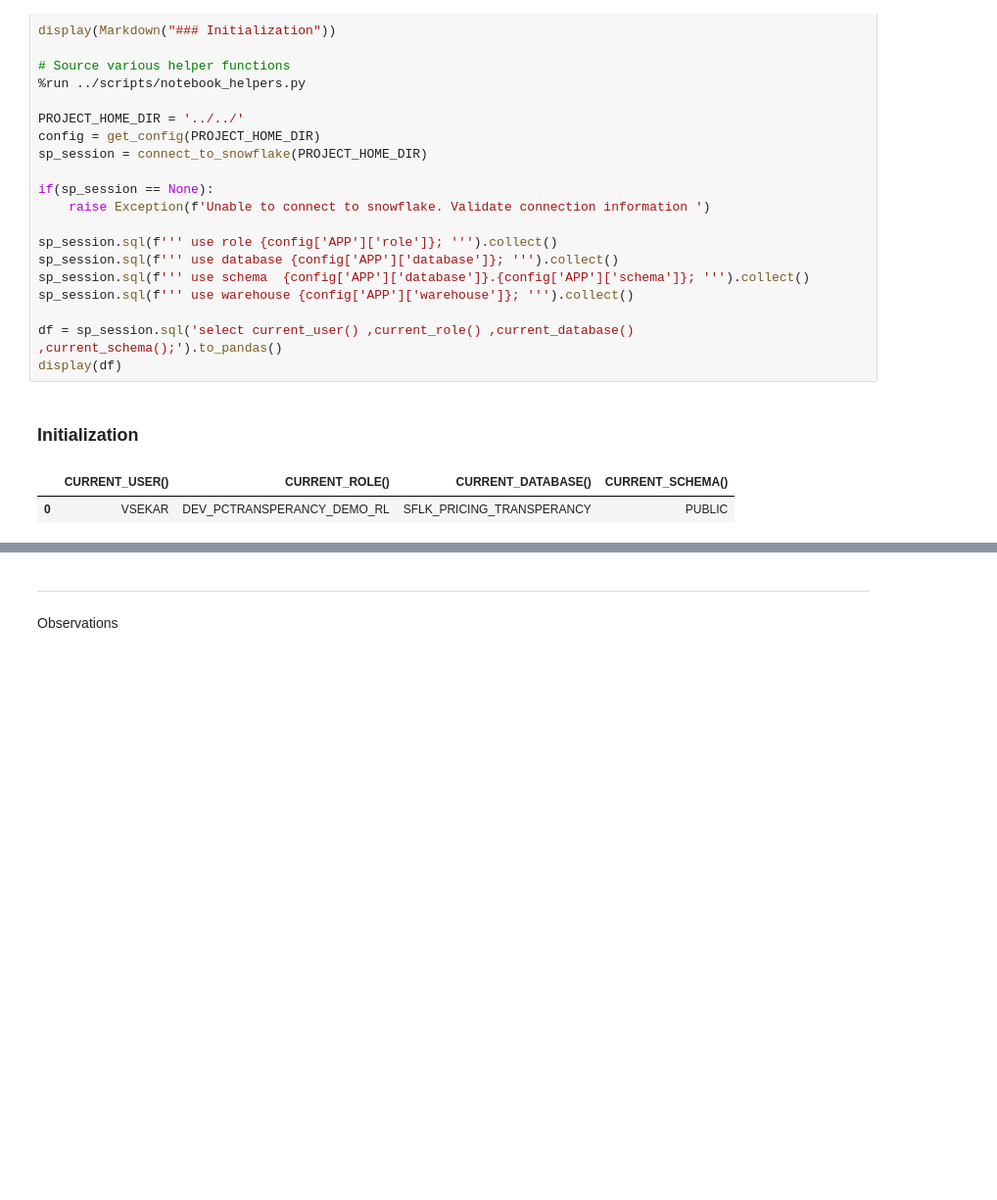
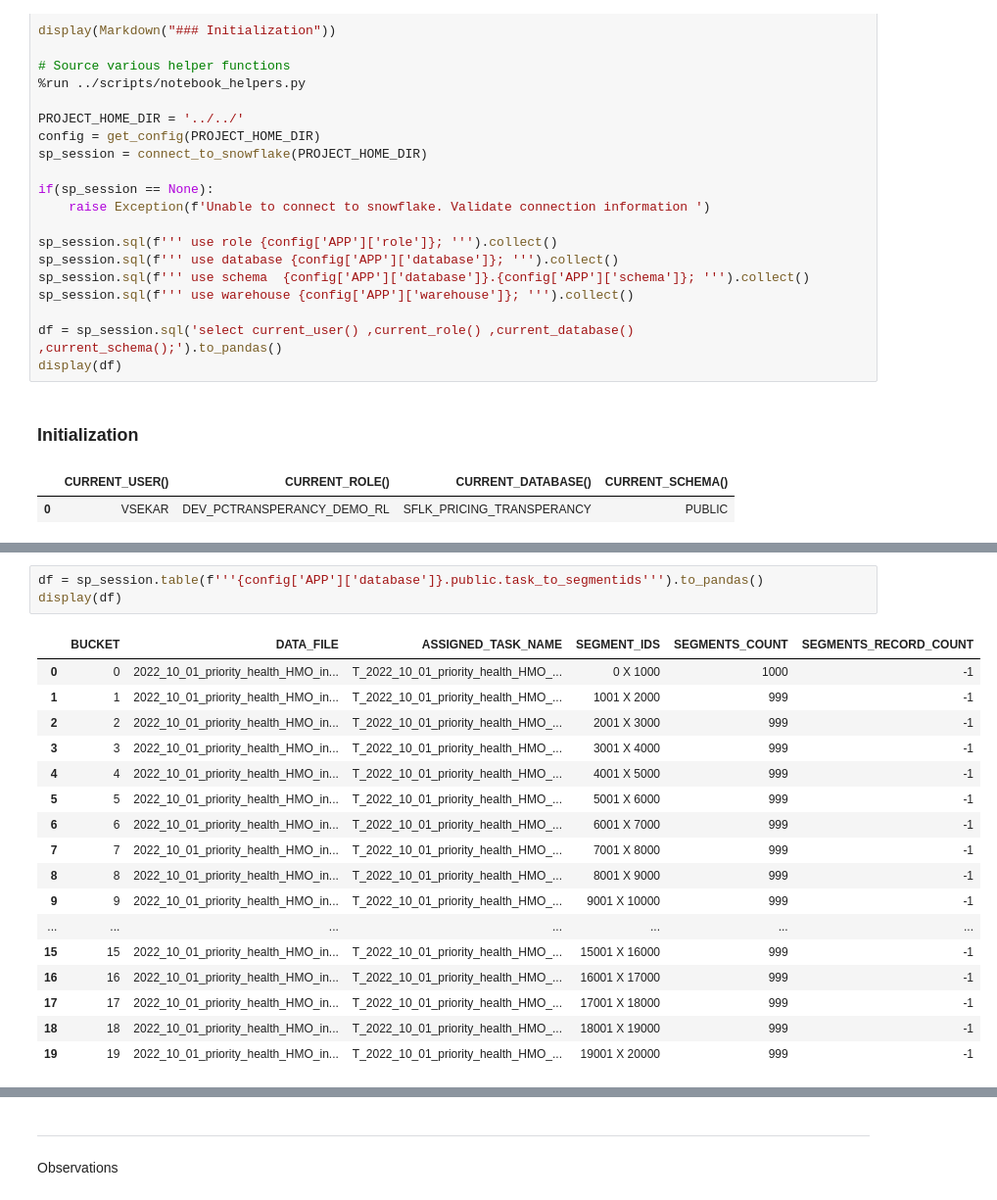
Before and after one commit to Snowflake-Labs/CMSgov-pricing-transparency, a Jupyter notebook: src/notebooks/v3_approach_udtf_dag.ipynb, the cells around one changed output, grey strips where cells are left out. Shown at 98% size. Drawn from its saved outputs; the diff is of its cells as text; blank space fills up the shorter version.

```diff
--- a/src/notebooks/v3_approach_udtf_dag.ipynb
+++ b/src/notebooks/v3_approach_udtf_dag.ipynb
@@ -101,3 +136,24 @@ print(f'Elapsed: {elapsed}')
+# %%
+df = sp_session.table(f'''{config['APP']['database']}.public.task_to_segmentids''').to_pandas()
+display(df)
+# %% [output]
+|  | BUCKET | DATA_FILE | ASSIGNED_TASK_NAME | SEGMENT_IDS | SEGMENTS_COUNT | SEGMENTS_RECORD_COUNT |
+| 0 | 0 | 2022_10_01_priority_health_HMO_in... | T_2022_10_01_priority_health_HMO_... | 0 X 1000 | 1000 | -1 |
+| 1 | 1 | 2022_10_01_priority_health_HMO_in... | T_2022_10_01_priority_health_HMO_... | 1001 X 2000 | 999 | -1 |
+| 2 | 2 | 2022_10_01_priority_health_HMO_in... | T_2022_10_01_priority_health_HMO_... | 2001 X 3000 | 999 | -1 |
+| 3 | 3 | 2022_10_01_priority_health_HMO_in... | T_2022_10_01_priority_health_HMO_... | 3001 X 4000 | 999 | -1 |
+| 4 | 4 | 2022_10_01_priority_health_HMO_in... | T_2022_10_01_priority_health_HMO_... | 4001 X 5000 | 999 | -1 |
+| 5 | 5 | 2022_10_01_priority_health_HMO_in... | T_2022_10_01_priority_health_HMO_... | 5001 X 6000 | 999 | -1 |
+| 6 | 6 | 2022_10_01_priority_health_HMO_in... | T_2022_10_01_priority_health_HMO_... | 6001 X 7000 | 999 | -1 |
+| 7 | 7 | 2022_10_01_priority_health_HMO_in... | T_2022_10_01_priority_health_HMO_... | 7001 X 8000 | 999 | -1 |
+| 8 | 8 | 2022_10_01_priority_health_HMO_in... | T_2022_10_01_priority_health_HMO_... | 8001 X 9000 | 999 | -1 |
+| 9 | 9 | 2022_10_01_priority_health_HMO_in... | T_2022_10_01_priority_health_HMO_... | 9001 X 10000 | 999 | -1 |
+| ... | ... | ... | ... | ... | ... | ... |
+| 15 | 15 | 2022_10_01_priority_health_HMO_in... | T_2022_10_01_priority_health_HMO_... | 15001 X 16000 | 999 | -1 |
+| 16 | 16 | 2022_10_01_priority_health_HMO_in... | T_2022_10_01_priority_health_HMO_... | 16001 X 17000 | 999 | -1 |
+| 17 | 17 | 2022_10_01_priority_health_HMO_in... | T_2022_10_01_priority_health_HMO_... | 17001 X 18000 | 999 | -1 |
+| 18 | 18 | 2022_10_01_priority_health_HMO_in... | T_2022_10_01_priority_health_HMO_... | 18001 X 19000 | 999 | -1 |
+| 19 | 19 | 2022_10_01_priority_health_HMO_in... | T_2022_10_01_priority_health_HMO_... | 19001 X 20000 | 999 | -1 |
 # %%
 # segment parsing
 
```
Also changed, not shown: parts of 6 cells of this notebook, 2 other files.
